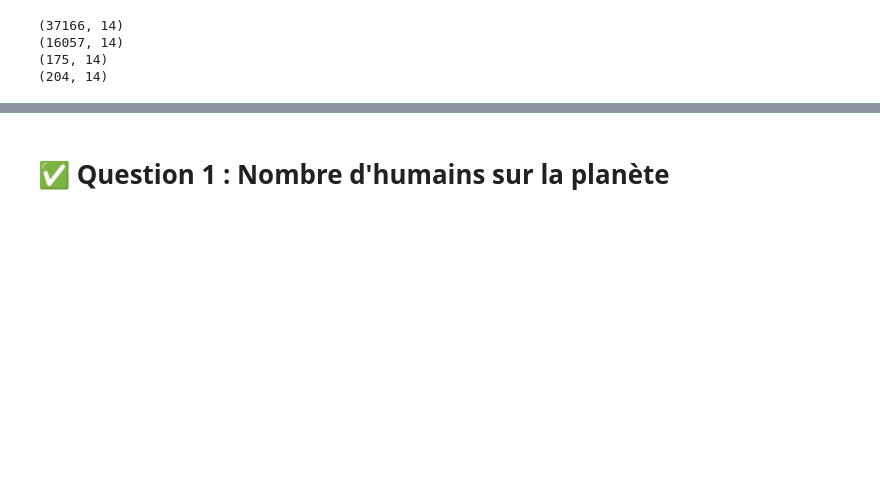
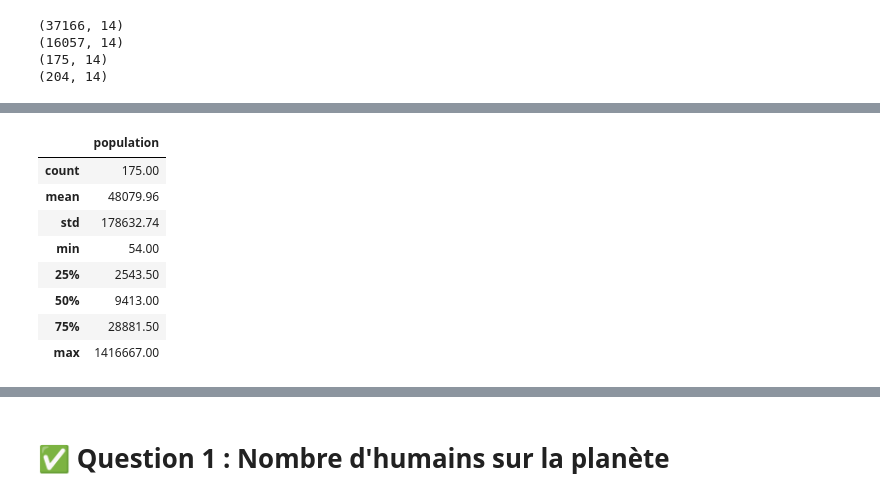
Before and after one commit to Lorenzo1208/Brief_fao, a Jupyter notebook: FAO.ipynb, the cells around one changed output, grey strips where cells are left out. Cells and saved outputs as stored; diff of their text form; code cells hidden in the pictures; blank space fills up the shorter version.

```diff
--- a/FAO.ipynb
+++ b/FAO.ipynb
@@ -77,0 +78,12 @@ print(sous_alimentation_df.shape)
+# %%
+population_df[["population"]].describe().round(2)
+# %% [output]
+|  | population |
+| count | 175.00 |
+| mean | 48079.96 |
+| std | 178632.74 |
+| min | 54.00 |
+| 25% | 2543.50 |
+| 50% | 9413.00 |
+| 75% | 28881.50 |
+| max | 1416667.00 |
```
Also changed, not shown: parts of 15 cells of this notebook.
